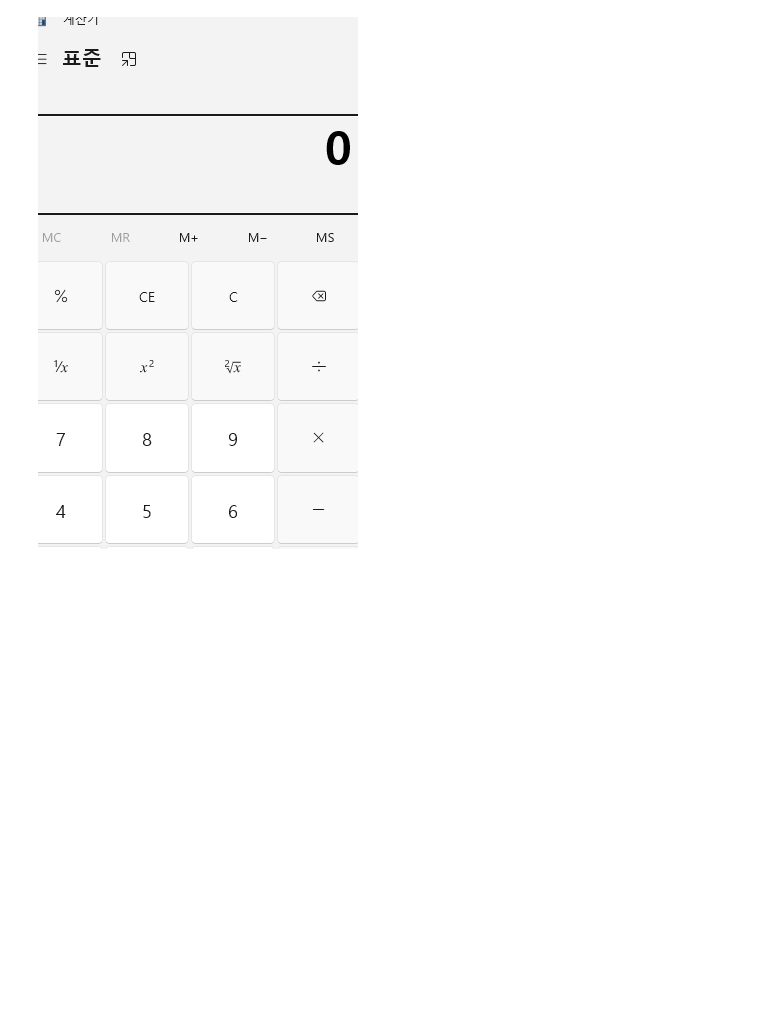
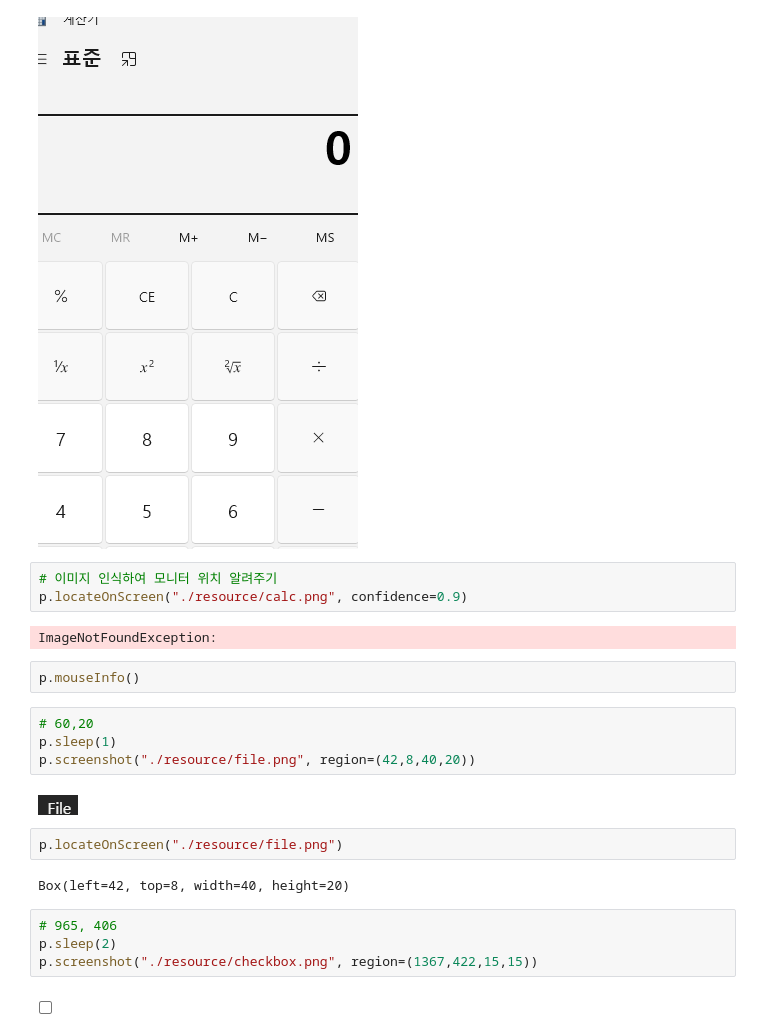
Before and after one commit to brian110326/pythonsource, a Jupyter notebook: ch2/window.ipynb, the cells around one changed output. Drawn from its saved outputs; the diff is of its cells as text; blank space fills up the shorter version.

```diff
--- a/ch2/window.ipynb
+++ b/ch2/window.ipynb
@@ -83,3 +83,26 @@ p.sleep(3)
 p.screenshot("./resource/calc.png", region=(1000,160,320,532))
 # %% [output]
 [figure]
+# %%
+# 이미지 인식하여 모니터 위치 알려주기
+p.locateOnScreen("./resource/calc.png", confidence=0.9)
+# %% [output]
+ImageNotFoundException:
+# %%
+p.mouseInfo()
+# %%
+# 60,20
+p.sleep(1)
+p.screenshot("./resource/file.png", region=(42,8,40,20))
+# %% [output]
+[figure, added]
+# %%
+p.locateOnScreen("./resource/file.png")
+# %% [output]
+Box(left=42, top=8, width=40, height=20)
+# %%
+# 965, 406
+p.sleep(2)
+p.screenshot("./resource/checkbox.png", region=(1367,422,15,15))
+# %% [output]
+[figure, added]
```
Also changed, not shown: parts of 5 cells of this notebook, 2 other files.
